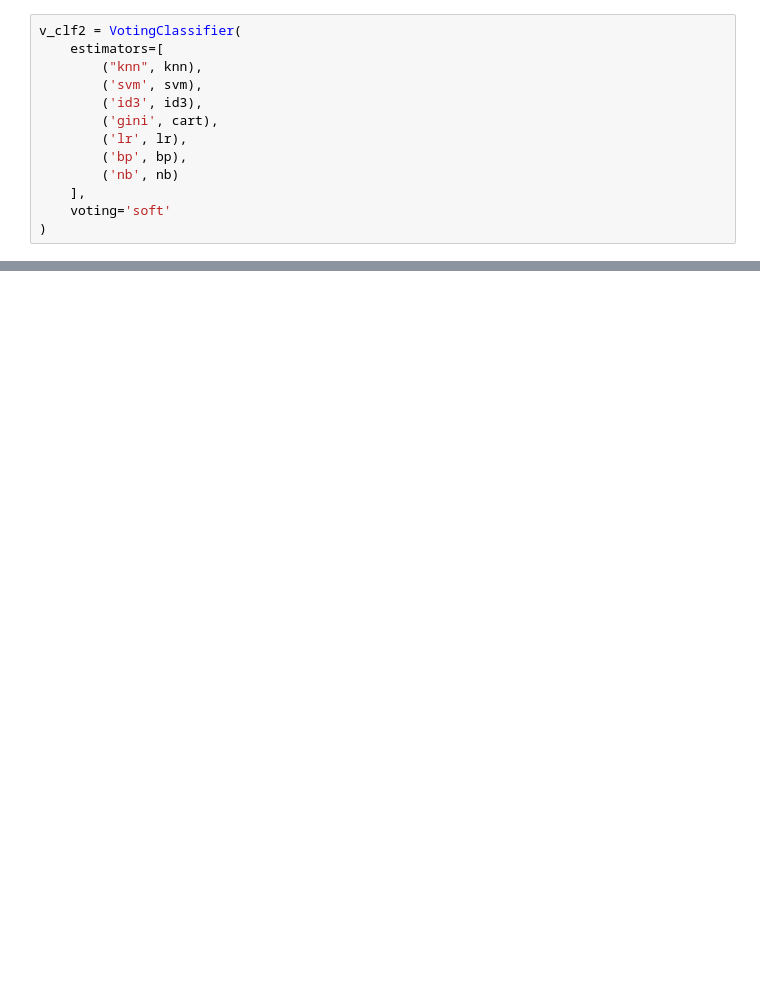
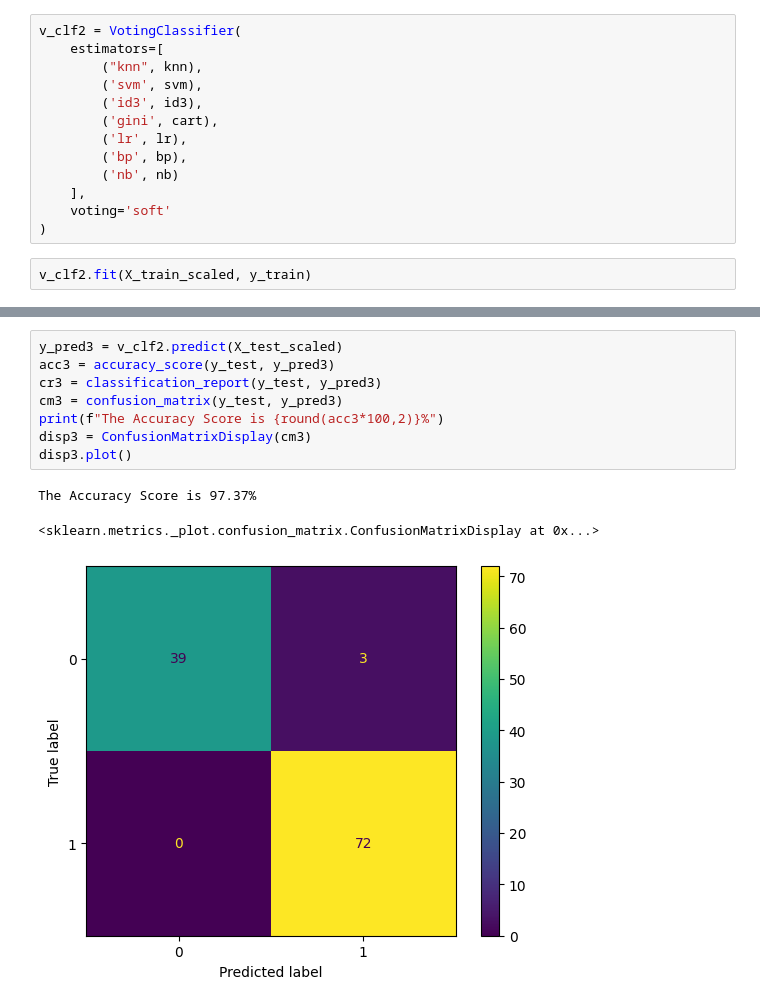
Before and after one commit to itspriyambhattacharya/msc-sem-3-ai-assignments, a Jupyter notebook: voting_classifier.ipynb, the cells around one changed output, grey strips where cells are left out. Saved outputs shown, nothing was run; the diff lists cells and outputs as text; blank space fills up the shorter version.

```diff
--- a/voting_classifier.ipynb
+++ b/voting_classifier.ipynb
@@ -166,3 +166,5 @@ v_clf2 = VotingClassifier(
     ],
     voting='soft'
 )
+# %%
+v_clf2.fit(X_train_scaled, y_train)
@@ -168,0 +185,12 @@ v_clf2 = VotingClassifier(
+# %%
+y_pred3 = v_clf2.predict(X_test_scaled)
+acc3 = accuracy_score(y_test, y_pred3)
+cr3 = classification_report(y_test, y_pred3)
+cm3 = confusion_matrix(y_test, y_pred3)
+print(f"The Accuracy Score is {round(acc3*100,2)}%")
+disp3 = ConfusionMatrixDisplay(cm3)
+disp3.plot()
+# %% [output]
+The Accuracy Score is 97.37%
+<sklearn.metrics._plot.confusion_matrix.ConfusionMatrixDisplay at 0x...>
+[figure, added]
```
Also changed, not shown: parts of 5 cells of this notebook.
